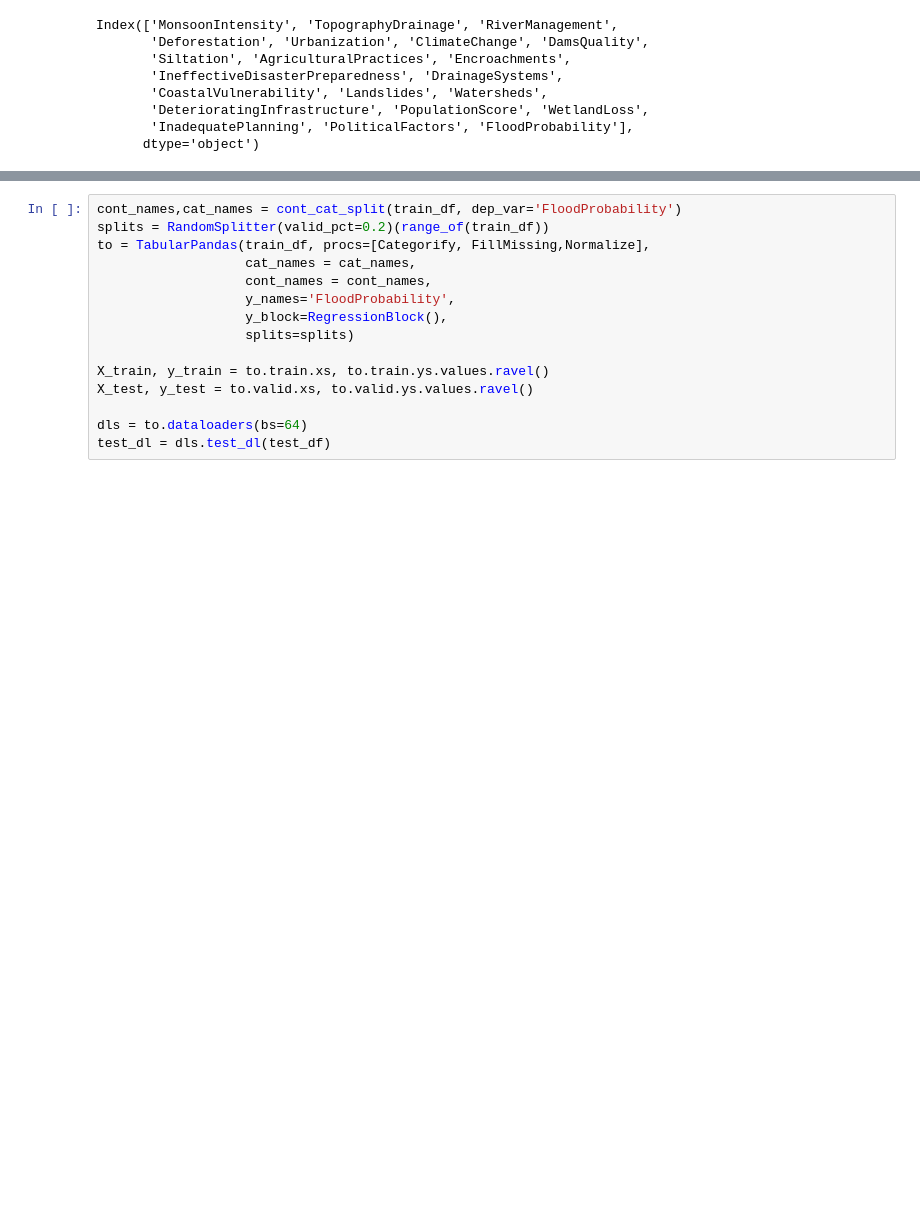
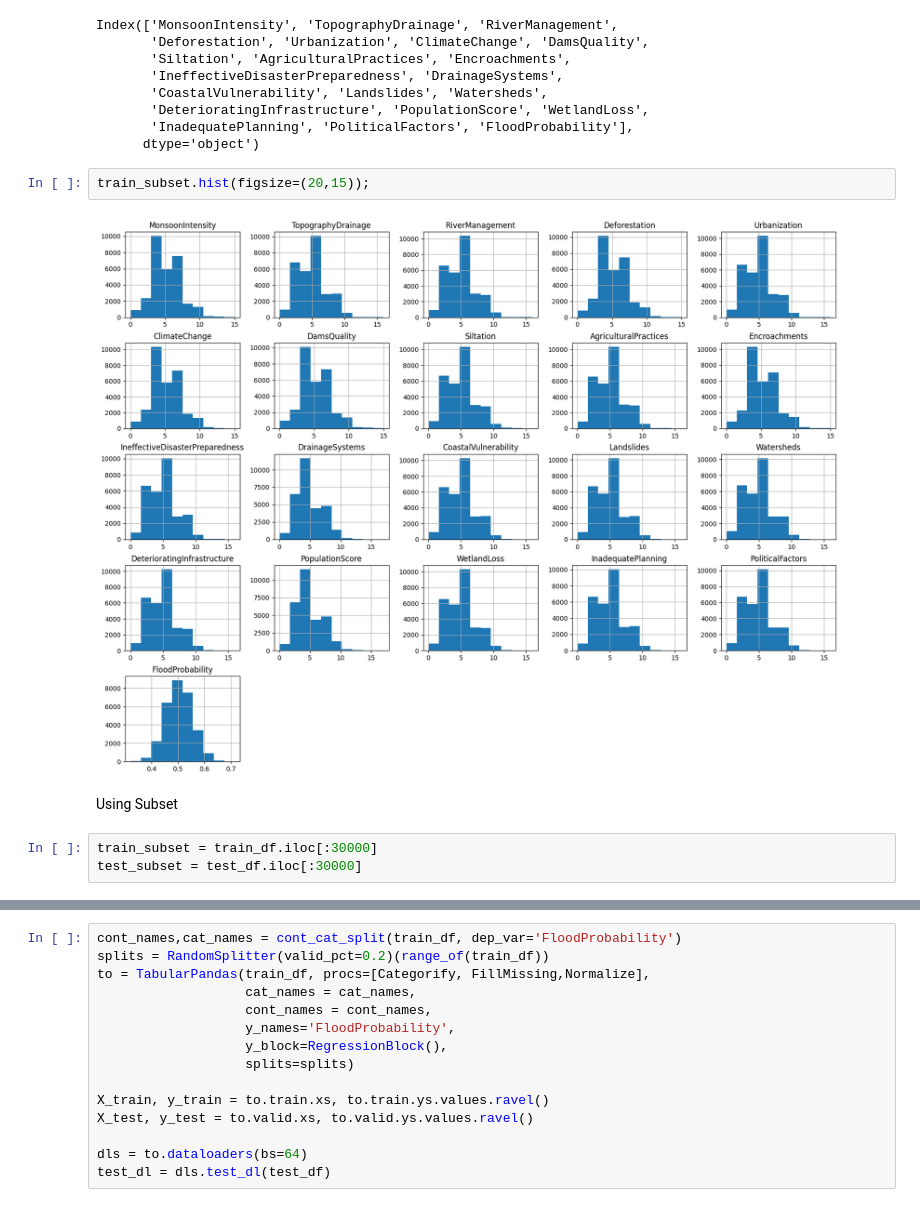
Before and after one commit to rubanzasilva/flood_prediction, a Jupyter notebook: s04e05_fastai_exp1.ipynb, the cells around one changed output, grey strips where cells are left out. Drawn from its saved outputs; the diff is of its cells as text; blank space fills up the shorter version.

```diff
--- a/s04e05_fastai_exp1.ipynb
+++ b/s04e05_fastai_exp1.ipynb
@@ -150,3 +127,12 @@ Index(['MonsoonIntensity', 'TopographyDrainage', 'RiverManagement',
        'DeterioratingInfrastructure', 'PopulationScore', 'WetlandLoss',
        'InadequatePlanning', 'PoliticalFactors', 'FloodProbability'],
       dtype='object')
+# %%
+train_subset.hist(figsize=(20,15));
+# %% [output]
+[figure, added]
+# %% [markdown]
+Using Subset
+# %%
+train_subset = train_df.iloc[:30000]
+test_subset = test_df.iloc[:30000]
```
Also changed, not shown: parts of 45 cells of this notebook.
